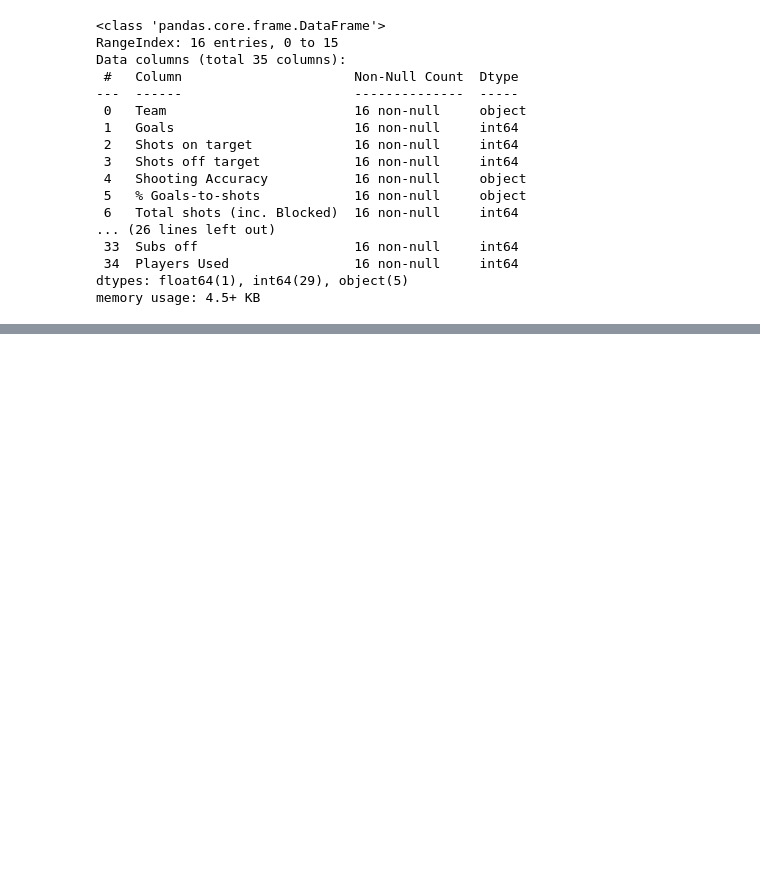
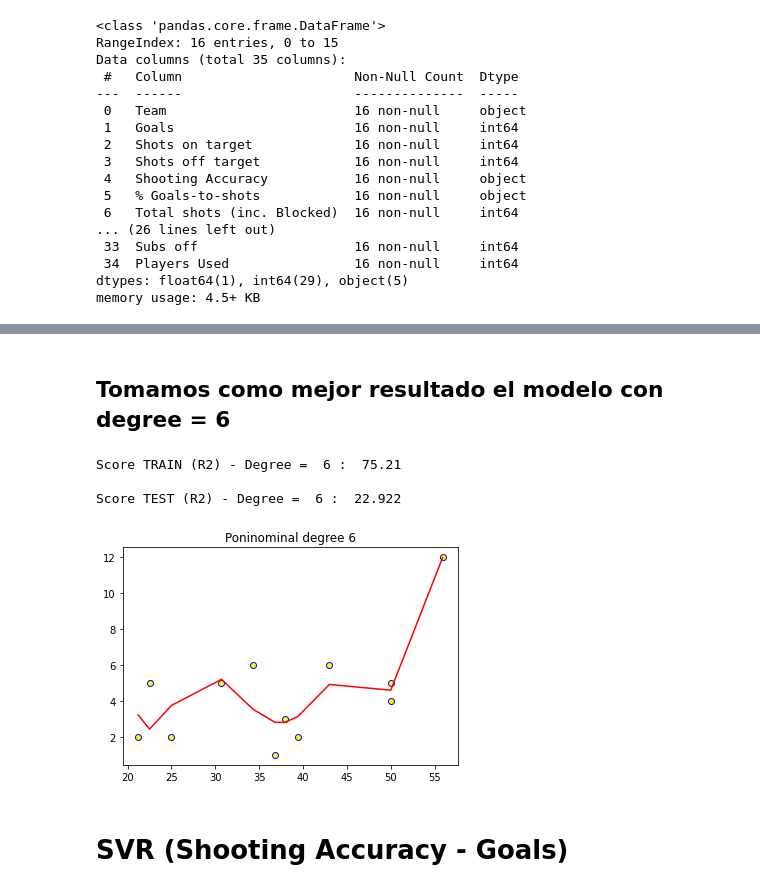
Before and after one commit to leo90rc/Leonardo.DataScience, a Jupyter notebook: week10_ML_competition_pca_kmeans/day1_gridsearch_pipelines/exercises/2.football_stats.ipynb, the cells around one changed output, grey strips where cells are left out. Cells and saved outputs as stored; diff of their text form; code cells hidden in the pictures; blank space fills up the shorter version.

```diff
--- a/week10_ML_competition_pca_kmeans/day1_gridsearch_pipelines/exercises/2.football_stats.ipynb
+++ b/week10_ML_competition_pca_kmeans/day1_gridsearch_pipelines/exercises/2.football_stats.ipynb
@@ -95,0 +305,40 @@ plt.show()
+# %% [markdown]
+## Tomamos como mejor resultado el modelo con degree = 6
+# %%
+seed = 42
+degree = 6
+
+polinomial_model_degree_6 = PolynomialFeatures(degree = degree)
+x_train_poly = polinomial_model.fit_transform(x_train, y_train)
+
+# Entrenar la LinearRegression con la salida del fit_transform (x_train_poly, y_train)
+model_linreg_poly_degree_6 = LinearRegression()
+model_linreg_poly_degree_6.fit(x_train_poly, y_train)
+
+# Predicción de "y" con "x_poly"
+y_train_pred = model_linreg_poly_degree_6.predict(x_train_poly)
+#print('y_pred:', y_pred)
+r2_score(y_train, y_train_pred)
+print('Score TRAIN (R2) - Degree = ', degree, ': ', round(r2_score(y_train, y_train_pred) * 100, 3), '\n')
+scores_train_degree[str(degree)] = round(r2_score(y_train, y_train_pred) * 100, 3)
+
+# AHORA PARA TEST --> Nótese que, como el modelo polinómico ya está entrenado... No hace falta poner y_train.
+x_test_poly = polinomial_model_degree_6.fit_transform(x_test)
+y_test_pred = model_linreg_poly_degree_6.predict(x_test_poly)
+print('Score TEST (R2) - Degree = ', degree, ': ', round(r2_score(y_test, y_test_pred) * 100, 3), '\n')
+scores_test_degree[str(degree)] = round(r2_score(y_test, y_test_pred) * 100, 3)
+
+x_train_to_show, y_train_to_show = zip(*sorted(zip(x_train, y_train)))
+plt.scatter(x_train_to_show, y_train_to_show, color='yellow', edgecolors='blue')
+x_train_to_show, y_train_pred = zip(*sorted(zip(x_train, y_train_pred)))
+plt.plot(x_train_to_show, y_train_pred, color='red')
+#plt.scatter(x_train_to_show, y_pred, color='red')
+plt.title("Poninominal degree " + str(degree))
+plt.show()
+# %% [output]
+Score TRAIN (R2) - Degree =  6 :  75.21
+
+Score TEST (R2) - Degree =  6 :  22.922
+[figure, added]
+# %% [markdown]
+# SVR (Shooting Accuracy - Goals)
```
Also changed, not shown: parts of 23 cells of this notebook, 10 other files.
